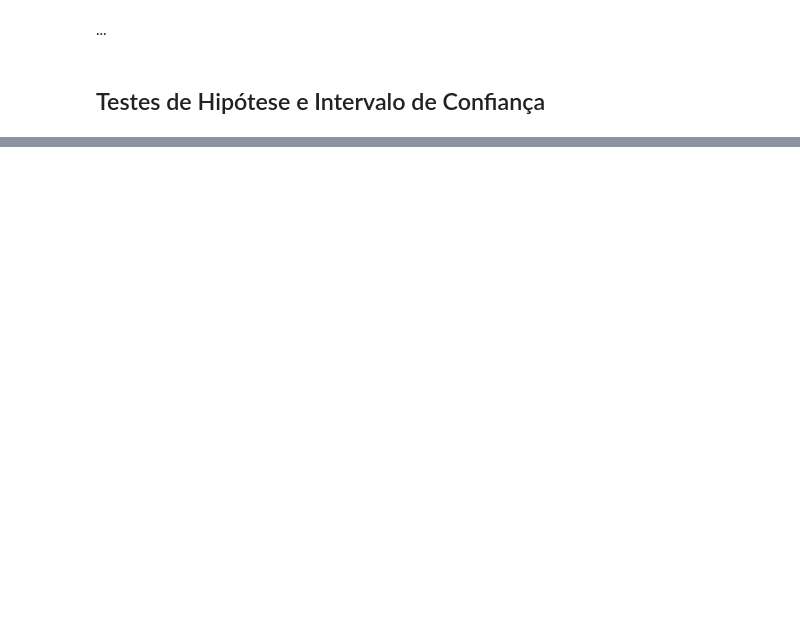
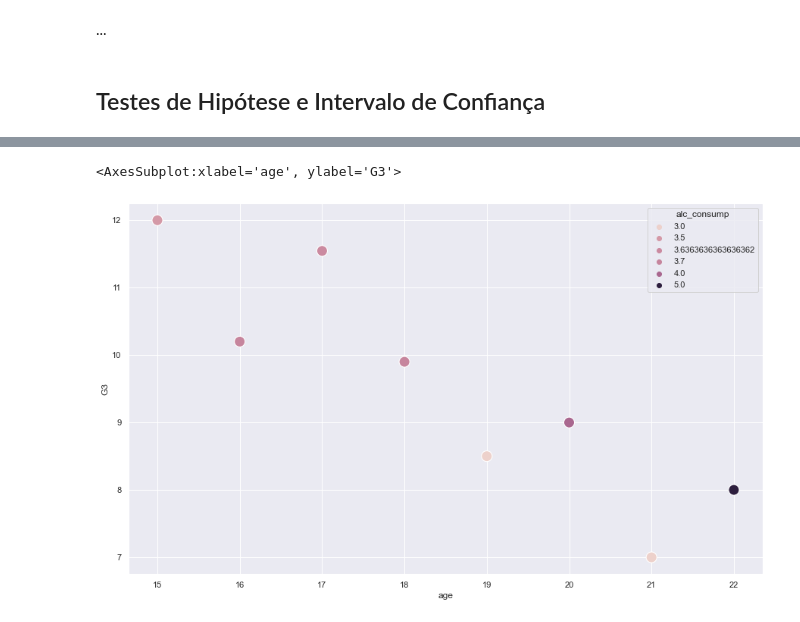
Before and after one commit to ferprr/data-science-project, a Jupyter notebook: notebooks/relatorio.ipynb, the cells around one changed output, grey strips where cells are left out. Cells and saved outputs as stored; diff of their text form; code cells hidden in the pictures; blank space fills up the shorter version.

```diff
--- a/notebooks/relatorio.ipynb
+++ b/notebooks/relatorio.ipynb
@@ -167,0 +249,17 @@ alcohol_consumption.groupby('goout', as_index=False)[['Dalc', 'Walc']].aggregate
+# %%
+#Consumo de 3 a 5 vezes na semana
+
+df2 = alcohol_consumption[alcohol_consumption['Dalc'] > 2]
+df2
+
+df_3_4_5 = (df2.groupby('age')
+              .agg({'G3': 'mean', 'Dalc': 'mean'})
+              .reset_index()
+              .rename(columns={'Dalc':'alc_consump'}))
+
+df_3_4_5
+
+sns.scatterplot(x='age', y='G3', hue = "alc_consump" , s = 200, data=df_3_4_5)
+# %% [output]
+<AxesSubplot:xlabel='age', ylabel='G3'>
+[figure, added]
```
Also changed, not shown: parts of 23 cells of this notebook, 1 other file.
